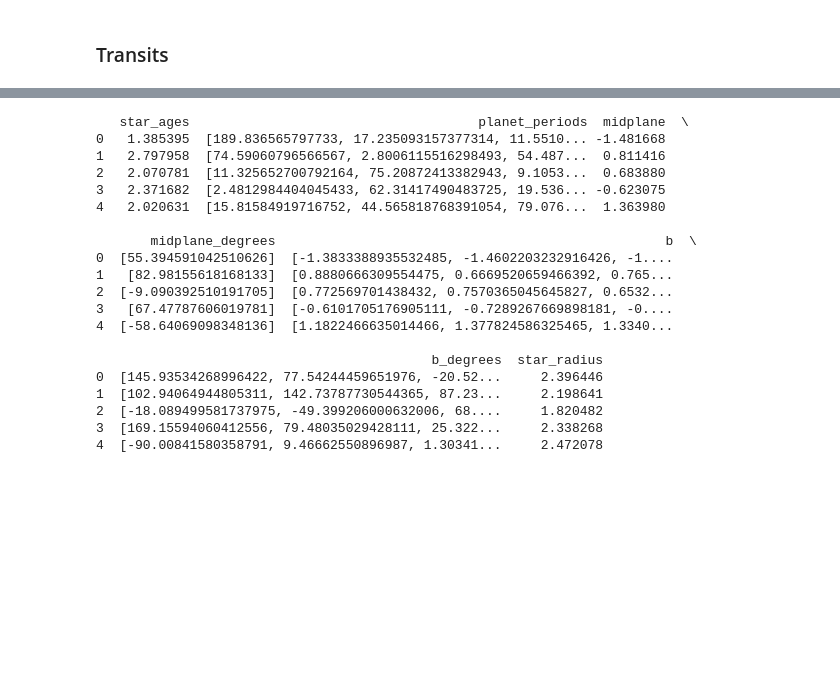
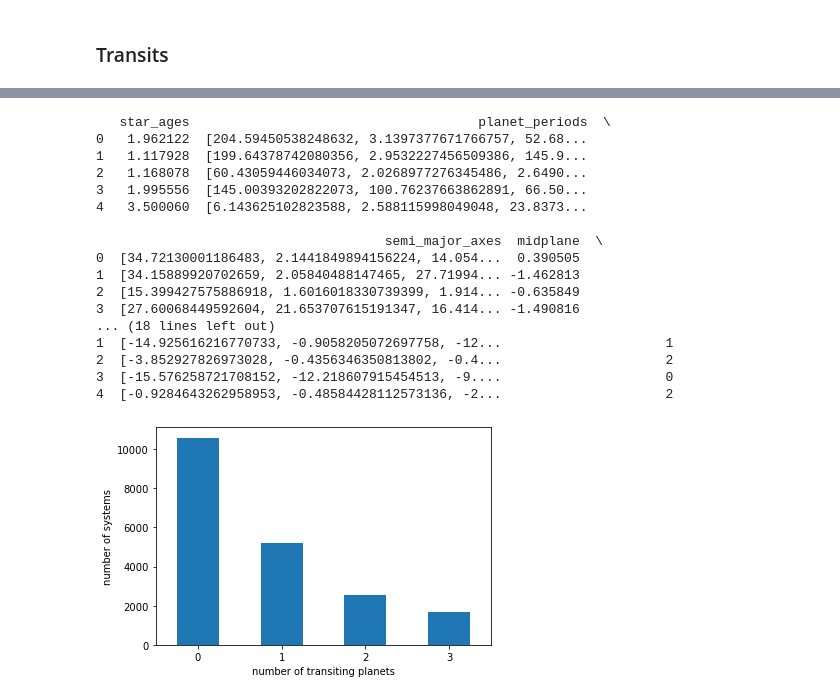
Before and after one commit to exoclam/sculpting, a Jupyter notebook: synthetic.ipynb, the cells around one changed output, grey strips where cells are left out. Cells and saved outputs as stored; diff of their text form; code cells hidden in the pictures; blank space fills up the shorter version.

Commit message:
redid impact parameter draws for case 1 and 2 planets

```diff
--- a/synthetic.ipynb
+++ b/synthetic.ipynb
@@ -435,11 +435,12 @@ stars_radius_kde, stars_radius_cdf = run_kde(berger_kepler.iso_rad, 20000)
 
 midplanes = []
 midplanes_degrees = []
-impact_parameters = []
-impact_parameters_degrees = []
+inclinations = []
+inclinations_degrees = []
+transit_multiplicities = []
 #planets_per_case1 = [] # maybe better to recreate it here b/c I can then generalize it for Case 2?
-sigma = 0.1 # THIS IS A BIG HYPERPARAM
-sigma_degrees = 60
+sigma = np.pi/90 # two degrees, based on Fig 6 in Fabrycky 2012
+sigma_degrees = 2
 for star in stars_age1_kde:
     # star
     mu = np.random.uniform(-np.pi/2,np.pi/2,1) # create midplane for star
@@ -448,36 +449,57 @@ for star in stars_age1_kde:
     midplanes_degrees.append(mu_degrees)
 
     # planet
-    impact_parameters.append(np.random.normal(mu, sigma, 3)) # create impact params for planets
-    impact_parameters_degrees.append(np.random.normal(mu_degrees, sigma_degrees, 3)) # create impact params for planets in degrees
+    inclinations.append(np.random.normal(mu, sigma, 3)) # create impact params for planets
+    inclinations_degrees.append(np.random.normal(mu_degrees, sigma_degrees, 3)) # create impact params for planets in degrees
 
 midplanes = np.concatenate(midplanes, axis=0) # turn list of lists of one into regular list
 
 planets_per_case1 = [planets_per1[p:p+3] for p in range(0, len(planets_per1), 3)] # reorganize list into list of lists of three
 
-transits_dict = {'star_ages': stars_age1_kde, 'planet_periods': planets_per_case1,
-                'midplane': midplanes, 'midplane_degrees': midplanes_degrees,
-                 'b': impact_parameters, 'b_degrees': impact_parameters_degrees, 'star_radius': stars_radius_kde}
+planets_a1 = planets_per1**(2./3) # calculate semi-major axes based on simplified Kepler's Third Law
+planets_a_case1 = [planets_a1[a:a+3] for a in range(0, len(planets_a1), 3)] # reorganize as with periods
+
+# calculate impact parameters for 60000 planets; explode inclinations list and repeat star radius for its 3 planets
+b = (planets_a1 * np.sin(np.concatenate(inclinations, axis=0)))/np.repeat(stars_radius_kde, 3)
+
+# wrap back up into list of lists
+impact_parameters = [b[i:i+3] for i in range(0, len(b), 3)]
+
+# count number of transiting planets per star, ie. planets where |b| <= 1
+for star in impact_parameters:
+    transit_multiplicities.append(len([planet for planet in star if np.abs(planet) <= 1.]))
+
+transits_dict = {'star_ages': stars_age1_kde, 'planet_periods': planets_per_case1, 'semi_major_axes': planets_a_case1,
+                'midplane': midplanes, 'midplane_degrees': midplanes_degrees, 'planet_inclinations': inclinations,
+                 'planet_inclinations_degrees': inclinations_degrees,
+                 'star_radius': stars_radius_kde, 'impact_parameters': impact_parameters}
 transits_case1 = pd.DataFrame(transits_dict)
+
+transits_case1['transit_multiplicity'] = transit_multiplicities
 print(transits_case1.head())
 # %% [output]
-   star_ages                                     planet_periods  midplane  \
-0   1.385395  [189.836565797733, 17.235093157377314, 11.5510... -1.481668
-1   2.797958  [74.59060796566567, 2.8006115516298493, 54.487...  0.811416
-2   2.070781  [11.325652700792164, 75.20872413382943, 9.1053...  0.683880
-3   2.371682  [2.4812984404045433, 62.31417490483725, 19.536... -0.623075
-4   2.020631  [15.81584919716752, 44.565818768391054, 79.076...  1.363980
+   star_ages                                     planet_periods  \
+0   1.962122  [204.59450538248632, 3.1397377671766757, 52.68...
+1   1.117928  [199.64378742080356, 2.9532227456509386, 145.9...
+2   1.168078  [60.43059446034073, 2.0268977276345486, 2.6490...
+3   1.995556  [145.00393202822073, 100.76237663862891, 66.50...
+4   3.500060  [6.143625102823588, 2.588115998049048, 23.8373...
 
-       midplane_degrees                                                  b  \
-0  [55.394591042510626]  [-1.3833388935532485, -1.4602203232916426, -1....
-1   [82.98155618168133]  [0.8880666309554475, 0.6669520659466392, 0.765...
-2  [-9.090392510191705]  [0.772569701438432, 0.7570365045645827, 0.6532...
-3   [67.47787606019781]  [-0.6101705176905111, -0.7289267669898181, -0....
-4  [-58.64069098348136]  [1.1822466635014466, 1.377824586325465, 1.3340...
-
-                                           b_degrees  star_radius
-0  [145.93534268996422, 77.54244459651976, -20.52...     2.396446
-1  [102.94064944805311, 142.73787730544365, 87.23...     2.198641
-2  [-18.089499581737975, -49.399206000632006, 68....     1.820482
-3  [169.15594060412556, 79.48035029428111, 25.322...     2.338268
-4  [-90.00841580358791, 9.46662550896987, 1.30341...     2.472078
+                                     semi_major_axes  midplane  \
+0  [34.72130001186483, 2.1441849894156224, 14.054...  0.390505
+1  [34.15889920702659, 2.05840488147465, 27.71994... -1.462813
+2  [15.399427575886918, 1.6016018330739399, 1.914... -0.635849
+3  [27.60068449592604, 21.653707615191347, 16.414... -1.490816
+... (18 lines left out)
+1  [-14.925616216770733, -0.9058205072697758, -12...                     1
+2  [-3.852927826973028, -0.4356346350813802, -0.4...                     2
+3  [-15.576258721708152, -12.218607915454513, -9....                     0
+4  [-0.9284643262958953, -0.48584428112573136, -2...                     2
+# %%
+# plot transit multiplicity
+transits_case1.transit_multiplicity.value_counts().plot(kind='bar', rot=0)
+plt.ylabel('number of systems')
+plt.xlabel('number of transiting planets')
+plt.show()
+# %% [output]
+[figure, added]
```
Also changed, not shown: parts of 18 cells of this notebook.
